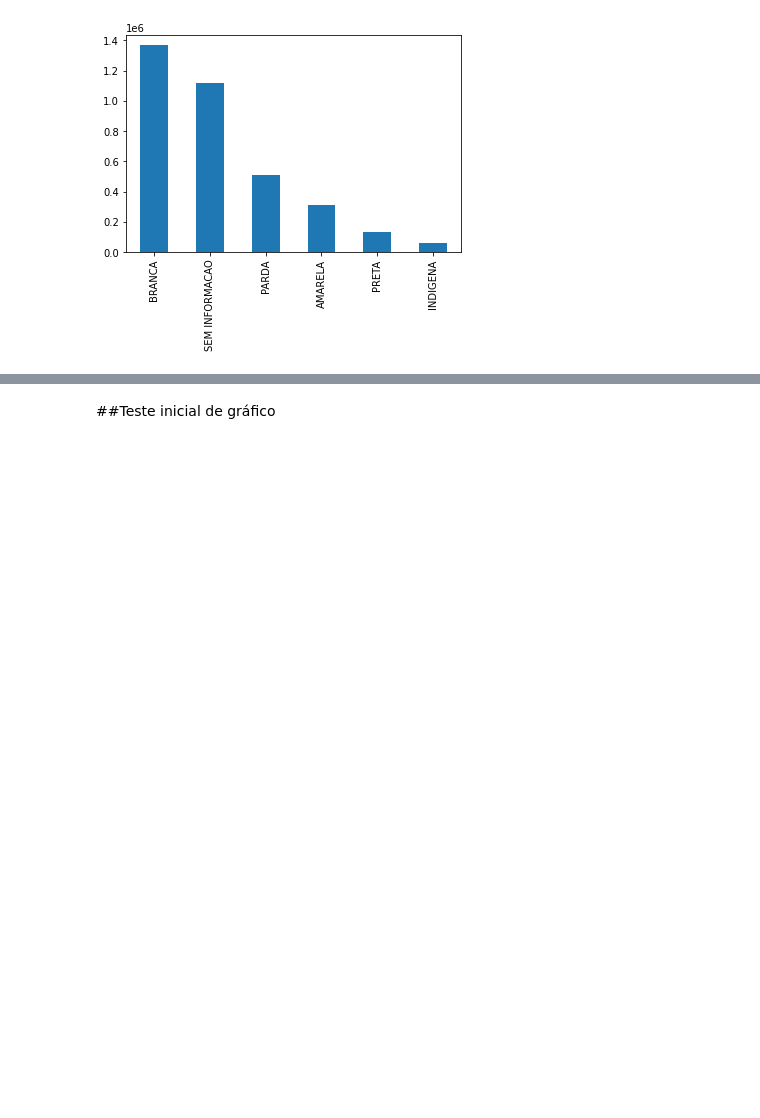
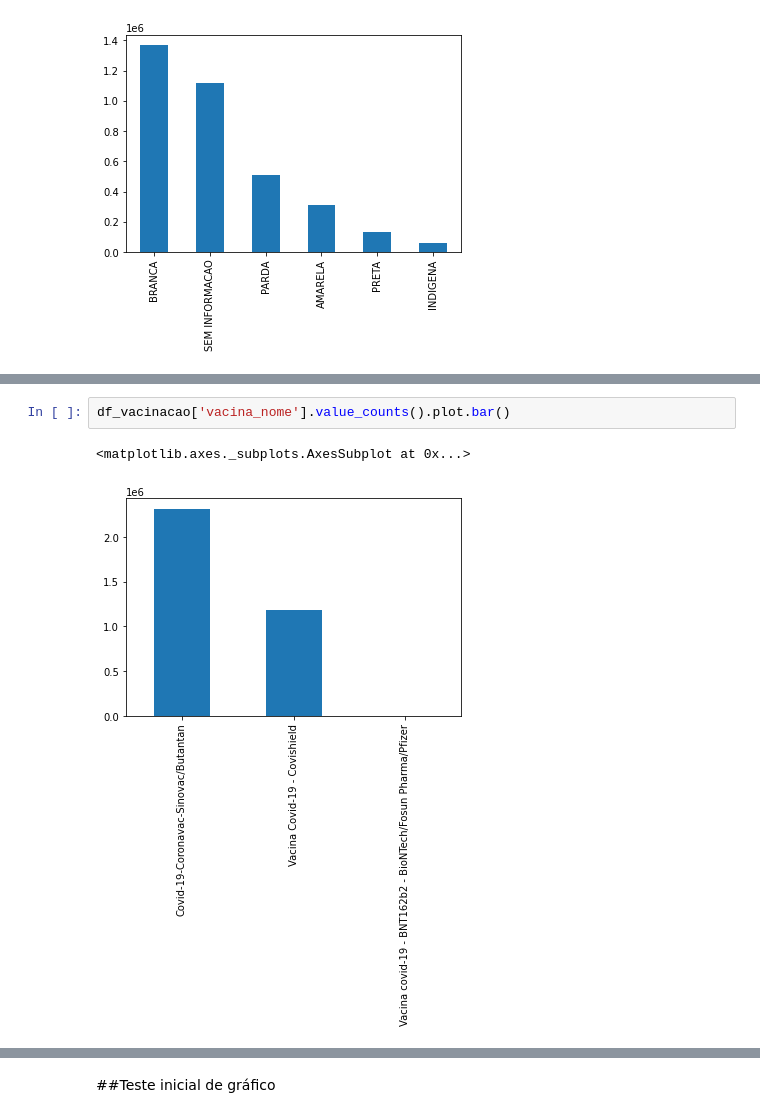
Before and after one commit to massaoiwanaga/topespsi, a Jupyter notebook: TESI_VAC_COVID.ipynb, the cells around one changed output, grey strips where cells are left out. Cells and saved outputs as stored; diff of their text form; blank space fills up the shorter version.

```diff
--- a/TESI_VAC_COVID.ipynb
+++ b/TESI_VAC_COVID.ipynb
@@ -635,3 +660,8 @@ df_vacinacao['paciente_racaCor_valor'].value_counts().plot.bar()
+# %%
+df_vacinacao['vacina_nome'].value_counts().plot.bar()
+# %% [output]
+<matplotlib.axes._subplots.AxesSubplot at 0x...>
+[figure, added]
 # %%
 # Quantitativo Total de Vacinados por Categoria
 
```
Also changed, not shown: parts of 39 cells of this notebook.
